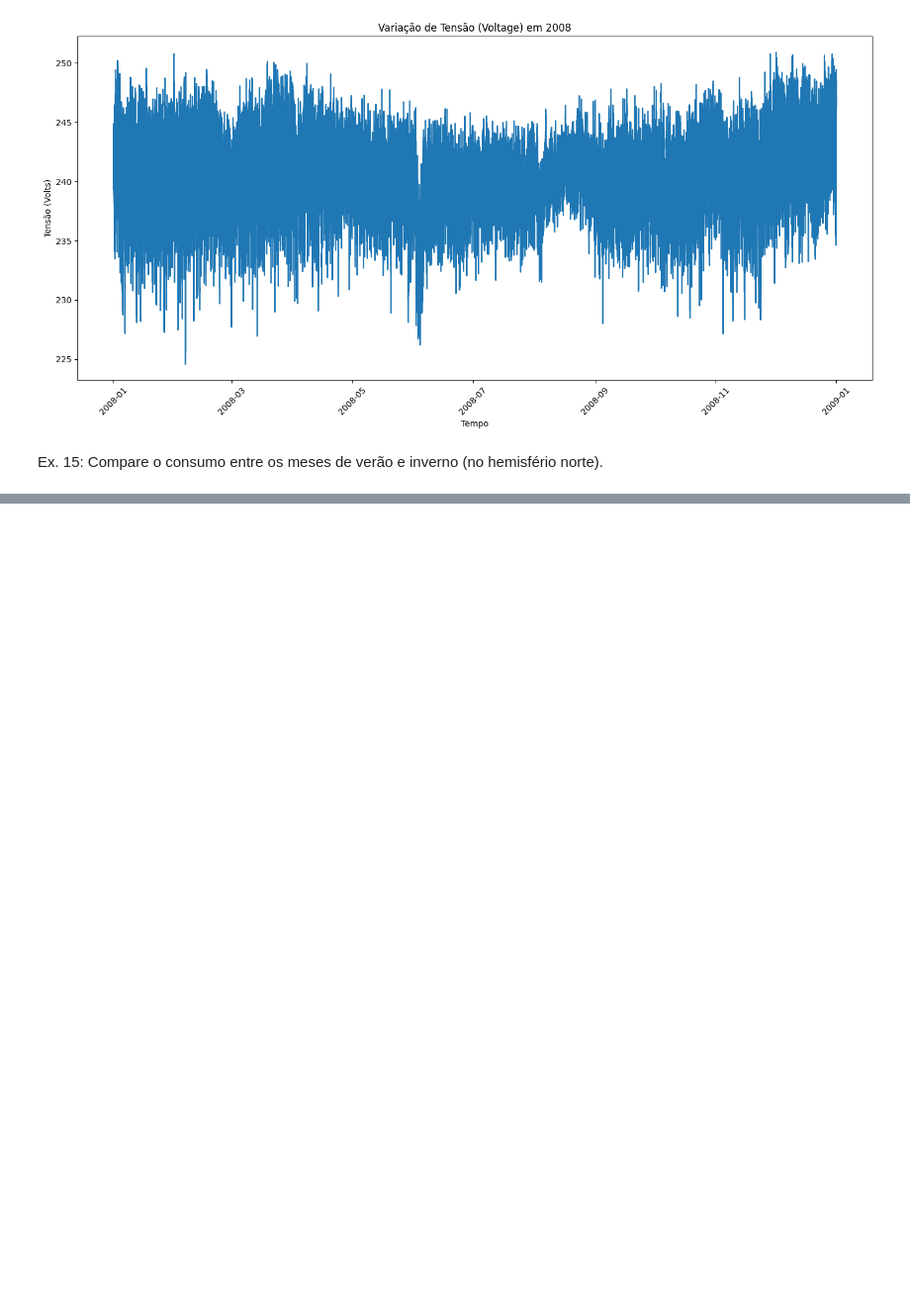
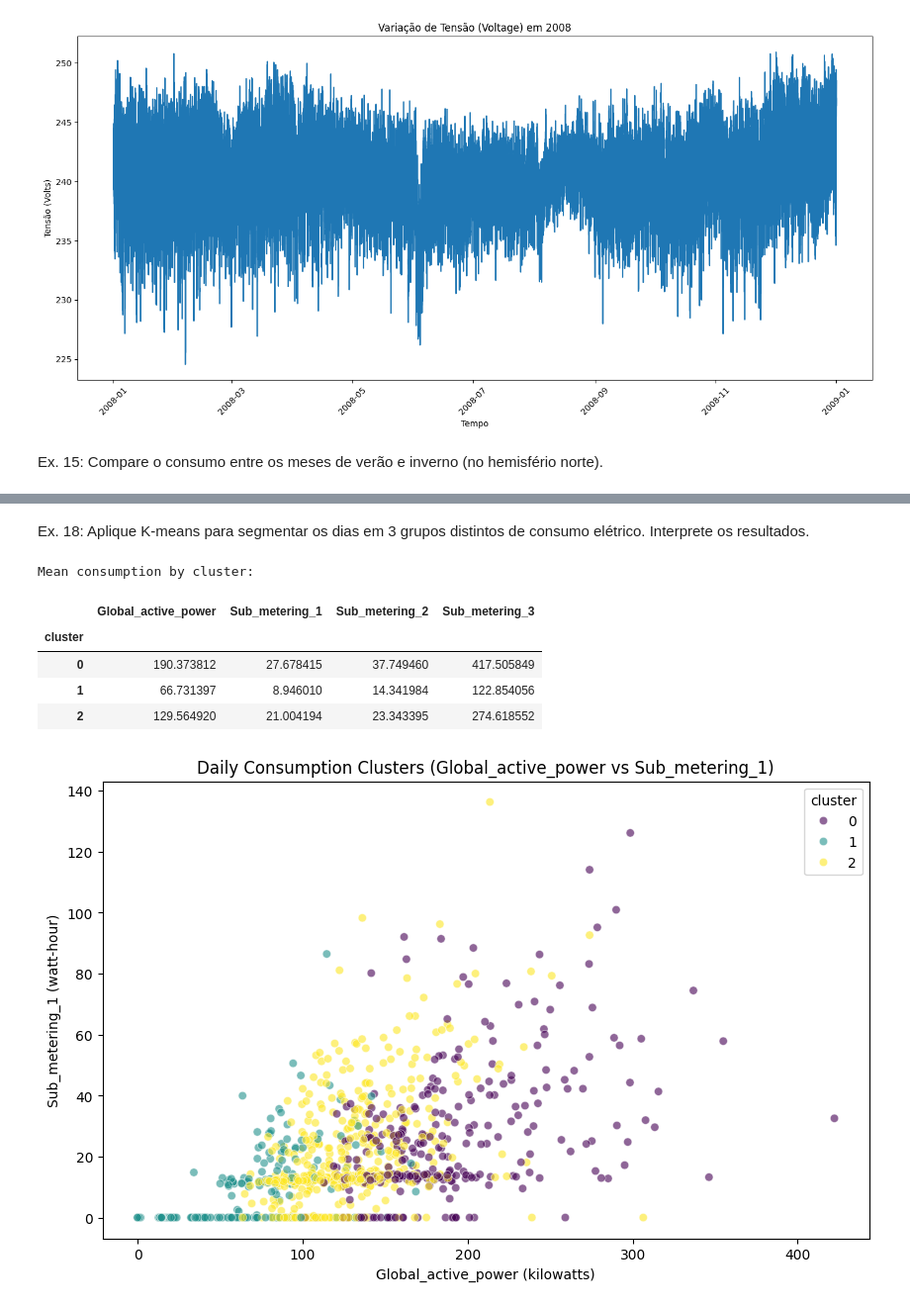
Before and after one commit to LucasWerppFranco/CP-1---Energias-Renovaveis, a Jupyter notebook: 1CCPF_CP1_SERS.ipynb, the cells around one changed output, grey strips where cells are left out. Shown at 99% size. Drawn from its saved outputs; the diff is of its cells as text; code cells hidden in the pictures; blank space fills up the shorter version.

```diff
--- a/1CCPF_CP1_SERS.ipynb
+++ b/1CCPF_CP1_SERS.ipynb
@@ -362,0 +385,56 @@ Consumo médio de Global_active_power no inverno (Hemisfério Norte): 1.42 kW
+# %%
+from sklearn.preprocessing import MinMaxScaler
+
+# Identify numerical columns to scale (excluding Date, Time, Day of Week, Day_of_week, Day_type, Month)
+numerical_cols = ['Global_active_power', 'Global_reactive_power',
+                  'Voltage', 'Global_intensity',
+                  'Sub_metering_1', 'Sub_metering_2', 'Sub_metering_3', 'Total_Sub_metering']
+
+# Initialize the MinMaxScaler
+scaler = MinMaxScaler()
+
+# Apply Min-Max scaling to the selected columns
+df[numerical_cols] = scaler.fit_transform(df[numerical_cols])
+
+print("DataFrame after Min-Max Scaling:")
+display(df.head())
+# %% [markdown]
+Ex. 18: Aplique K-means para segmentar os dias em 3 grupos distintos de consumo elétrico. Interprete os resultados.
+# %%
+from sklearn.cluster import KMeans
+import matplotlib.pyplot as plt
+import seaborn as sns
+
+# Aggregate consumption data by day.
+# We'll use the sum of Global_active_power and the sum of the sub-meterings as features for clustering.
+daily_consumption = df.groupby('Date')[['Global_active_power', 'Sub_metering_1', 'Sub_metering_2', 'Sub_metering_3']].sum().dropna()
+
+# Select features for clustering
+X = daily_consumption[['Global_active_power', 'Sub_metering_1', 'Sub_metering_2', 'Sub_metering_3']]
+
+# Apply KMeans clustering
+kmeans = KMeans(n_clusters=3, random_state=42, n_init=10)  # n_init='auto' is also a good option in newer sklearn versions
+daily_consumption['cluster'] = kmeans.fit_predict(X)
+
+# Interpret the results by examining the mean consumption for each cluster
+cluster_interpretation = daily_consumption.groupby('cluster')[['Global_active_power', 'Sub_metering_1', 'Sub_metering_2', 'Sub_metering_3']].mean()
+
+print("Mean consumption by cluster:")
+display(cluster_interpretation)
+
+# Optional: Visualize the clusters (e.g., using a scatter plot of two features)
+# Here we'll plot Global_active_power vs Sub_metering_1 as an example
+plt.figure(figsize=(10, 6))
+sns.scatterplot(x='Global_active_power', y='Sub_metering_1', hue='cluster', data=daily_consumption, palette='viridis', alpha=0.6)
+plt.title('Daily Consumption Clusters (Global_active_power vs Sub_metering_1)')
+plt.xlabel('Global_active_power (kilowatts)')
+plt.ylabel('Sub_metering_1 (watt-hour)')
+plt.show()
+# %% [output]
+Mean consumption by cluster:
+|  | Global_active_power | Sub_metering_1 | Sub_metering_2 | Sub_metering_3 |
+| cluster |  |  |  |  |
+| 0 | 190.373812 | 27.678415 | 37.749460 | 417.505849 |
+| 1 | 66.731397 | 8.946010 | 14.341984 | 122.854056 |
+| 2 | 129.564920 | 21.004194 | 23.343395 | 274.618552 |
+[figure, added]
```
Also changed, not shown: parts of 18 cells of this notebook.
